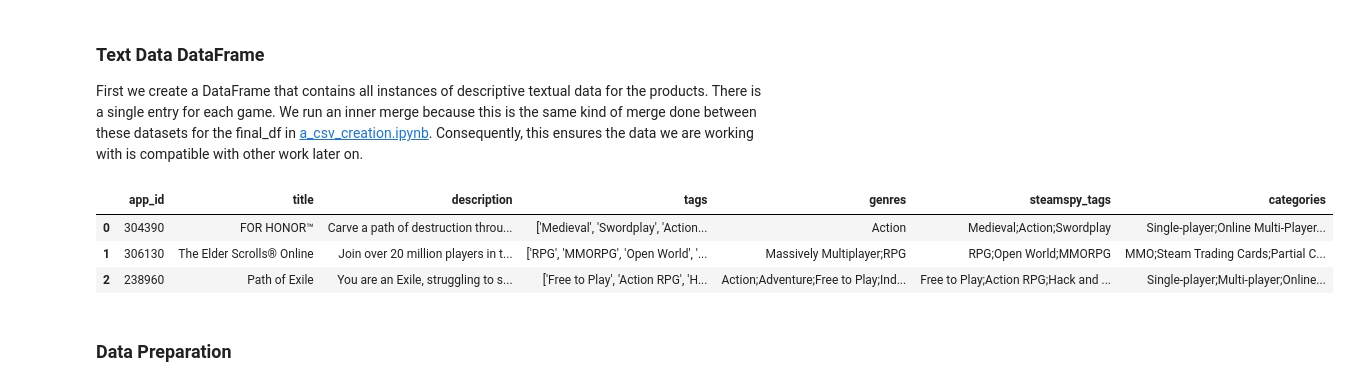
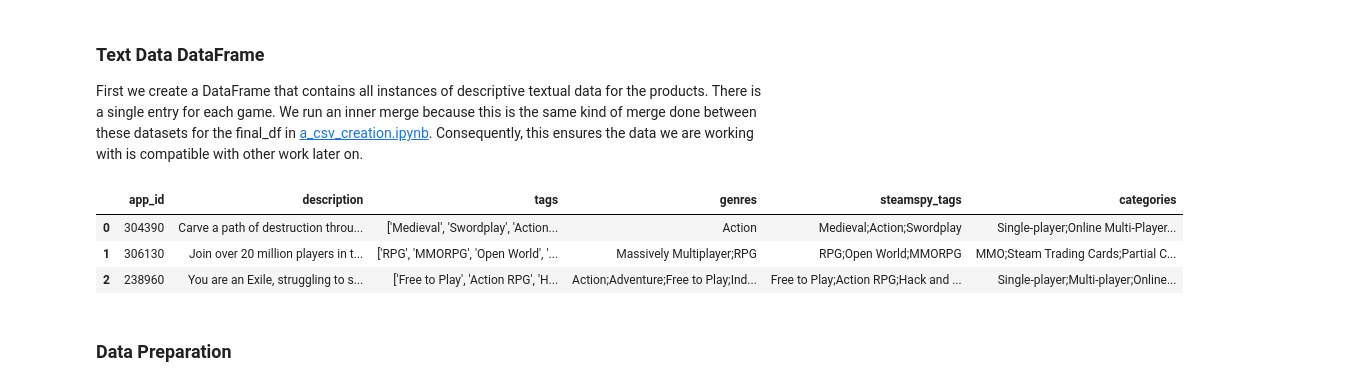
Before and after one commit to JohannesRahn/MachineLearningGroupProject, a Jupyter notebook: b_recommender_system.ipynb, the cells around one changed output. Cells and saved outputs as stored; diff of their text form; code cells hidden in the pictures.

```diff
--- a/b_recommender_system.ipynb
+++ b/b_recommender_system.ipynb
@@ -31,20 +31,20 @@ First we create a DataFrame that contains all instances of descriptive textual d
 # %%
 # Import the final DataFrame
 textual_df = pd.read_csv("data/final_df.csv",
-                       usecols = ["app_id", "title",
+                       usecols = ["app_id",
                                   "categories", "genres",
                                   "steamspy_tags", "description",
                                   "tags"])
 # %%
-textual_df.drop_duplicates(subset=['title'], inplace=True)
+textual_df.drop_duplicates(subset=['app_id'], inplace=True)
 textual_df.reset_index(drop = True, inplace = True)
 
 textual_df.head(3)
 # %% [output]
-|  | app_id | title | description | tags | genres | steamspy_tags | categories |
-| 0 | 304390 | FOR HONOR™ | Carve a path of destruction throu... | ['Medieval', 'Swordplay', 'Action... | Action | Medieval;Action;Swordplay | Single-player;Online Multi-Player... |
-| 1 | 306130 | The Elder Scrolls® Online | Join over 20 million players in t... | ['RPG', 'MMORPG', 'Open World', '... | Massively Multiplayer;RPG | RPG;Open World;MMORPG | MMO;Steam Trading Cards;Partial C... |
-| 2 | 238960 | Path of Exile | You are an Exile, struggling to s... | ['Free to Play', 'Action RPG', 'H... | Action;Adventure;Free to Play;Ind... | Free to Play;Action RPG;Hack and ... | Single-player;Multi-player;Online... |
+|  | app_id | description | tags | genres | steamspy_tags | categories |
+| 0 | 304390 | Carve a path of destruction throu... | ['Medieval', 'Swordplay', 'Action... | Action | Medieval;Action;Swordplay | Single-player;Online Multi-Player... |
+| 1 | 306130 | Join over 20 million players in t... | ['RPG', 'MMORPG', 'Open World', '... | Massively Multiplayer;RPG | RPG;Open World;MMORPG | MMO;Steam Trading Cards;Partial C... |
+| 2 | 238960 | You are an Exile, struggling to s... | ['Free to Play', 'Action RPG', 'H... | Action;Adventure;Free to Play;Ind... | Free to Play;Action RPG;Hack and ... | Single-player;Multi-player;Online... |
 # %% [markdown]
 ### Data Preparation
 # %% [markdown]
```
Also changed, not shown: parts of 33 cells of this notebook.
